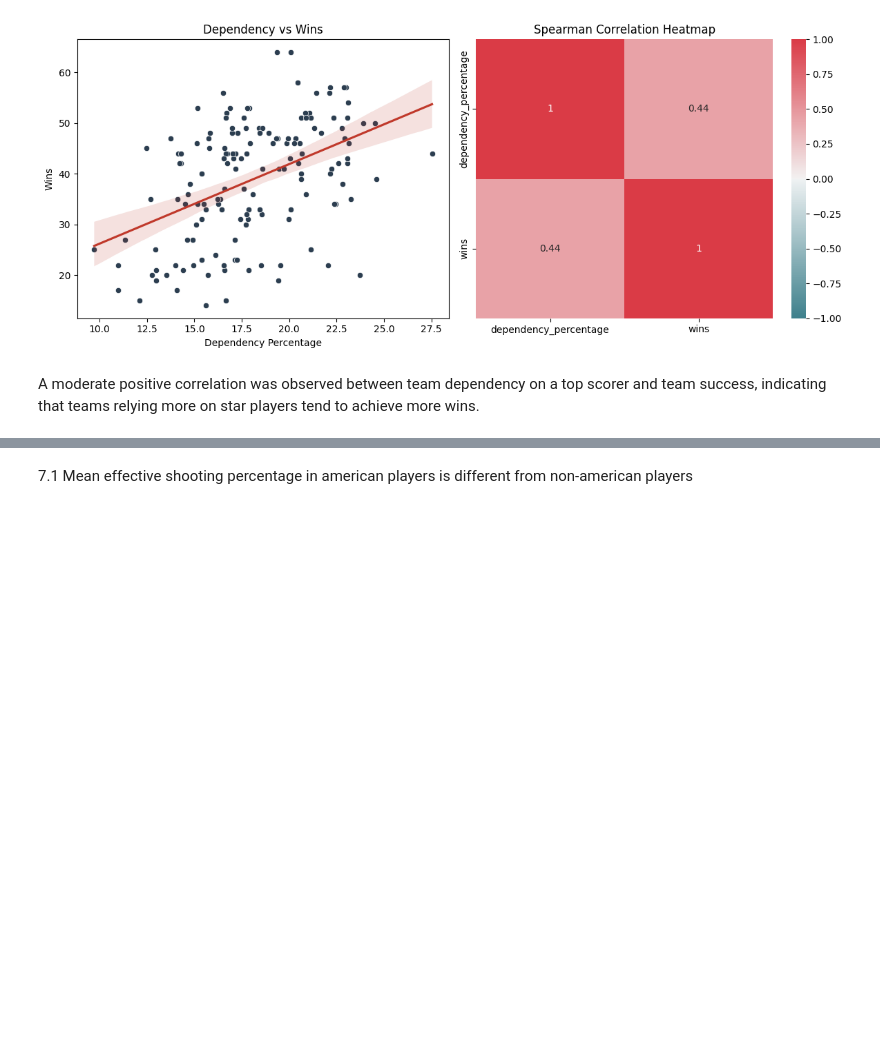
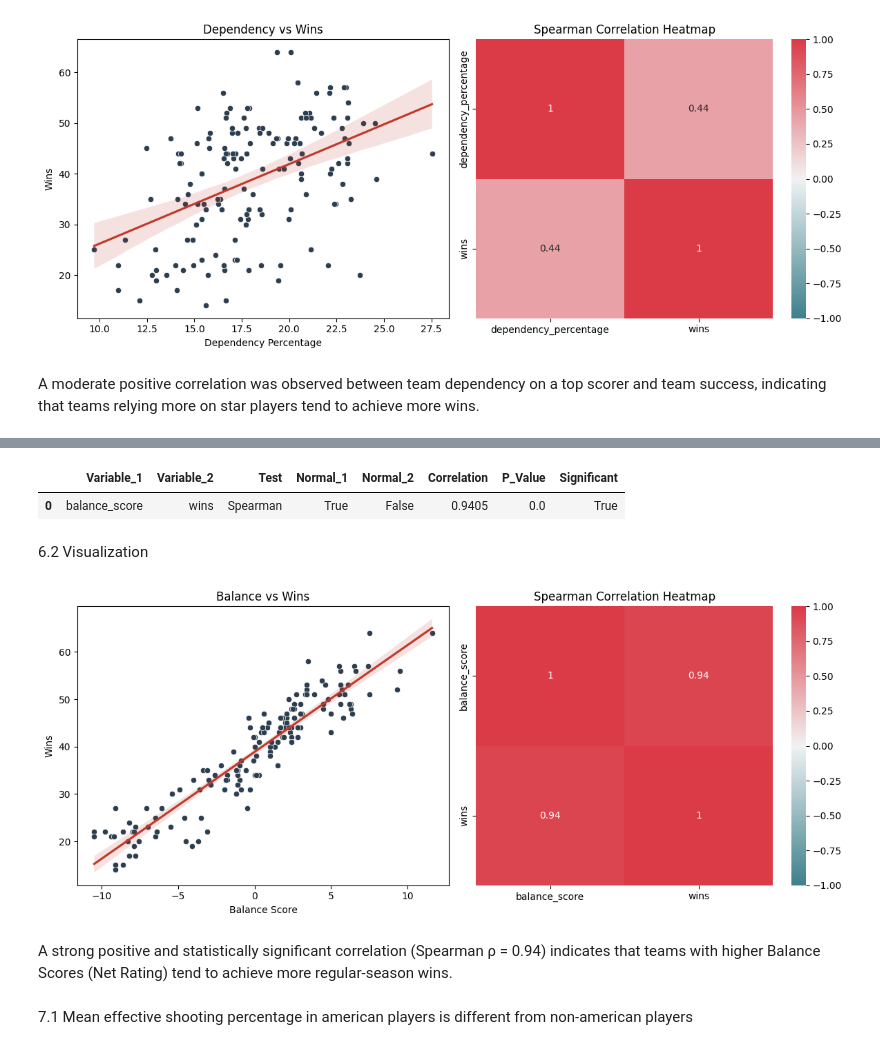
Before and after one commit to SadeghMahmoudAbadi/Basketball-Data-Analysis, a Jupyter notebook: analysis.ipynb, the cells around one changed output, grey strips where cells are left out. Cells and saved outputs as stored; diff of their text form; code cells hidden in the pictures; blank space fills up the shorter version.

```diff
--- a/analysis.ipynb
+++ b/analysis.ipynb
@@ -806,0 +810,14 @@ A moderate positive correlation was observed between team dependency on a top sc
+# %%
+balance = """
+SELECT
+    season_id,
+    team_id,
+    wins,
+    offensive_rating,
+    defensive_rating,
+    (CAST(offensive_rating AS REAL) - CAST(defensive_rating AS REAL)) AS balance_score
+FROM team_stats
+WHERE season_id BETWEEN 2019 AND 2024;
+"""
+balance_df = pd.read_sql_query(balance , conn)
+balance_df
@@ -807,3 +838,62 @@ A moderate positive correlation was observed between team dependency on a top sc
+# %%
+result = correlation_test(
+    balance_df,
+    "balance_score",
+    "wins"
+)
+result
+# %% [output]
+|  | Variable_1 | Variable_2 | Test | Normal_1 | Normal_2 | Correlation | P_Value | Significant |
+| 0 | balance_score | wins | Spearman | True | False | 0.9405 | 0.0 | True |
+# %% [markdown]
+6.2
+Visualization
+# %%
+corr = balance_df[["balance_score", "wins"]].corr(method="spearman")
+
+fig, axes = plt.subplots(1, 2, figsize=(12, 5))
+
+# Scatter Plot
+sns.scatterplot(
+    data=balance_df,
+    x="balance_score",
+    y="wins",
+    color="#2c3e50",
+    ax=axes[0]
+)
+
+sns.regplot(
+    data=balance_df,
+    x="balance_score",
+    y="wins",
+    scatter=False,
+    color="#c0392b",
+    ax=axes[0]
+)
+
+axes[0].set_title("Balance vs Wins")
+axes[0].set_xlabel("Balance Score")
+axes[0].set_ylabel("Wins")
+
+
+# Heatmap
+sns.heatmap(
+    corr,
+    annot=True,
+    cmap=sns.diverging_palette(210, 10, as_cmap=True),
+    vmin=-1,
+    vmax=1,
+    ax=axes[1]
+)
+
+axes[1].set_title("Spearman Correlation Heatmap")
+
+plt.tight_layout()
+plt.show()
+# %% [output]
+[figure, added]
+# %% [markdown]
+A strong positive and statistically significant correlation (Spearman ρ = 0.94) indicates that teams with higher Balance Scores (Net Rating) tend to achieve more regular-season wins.
 # %% [markdown]
 7.1 Mean effective shooting percentage in american players is different from non-american players
 # %%
```
Also changed, not shown: parts of 7 cells of this notebook, 1 other file.
